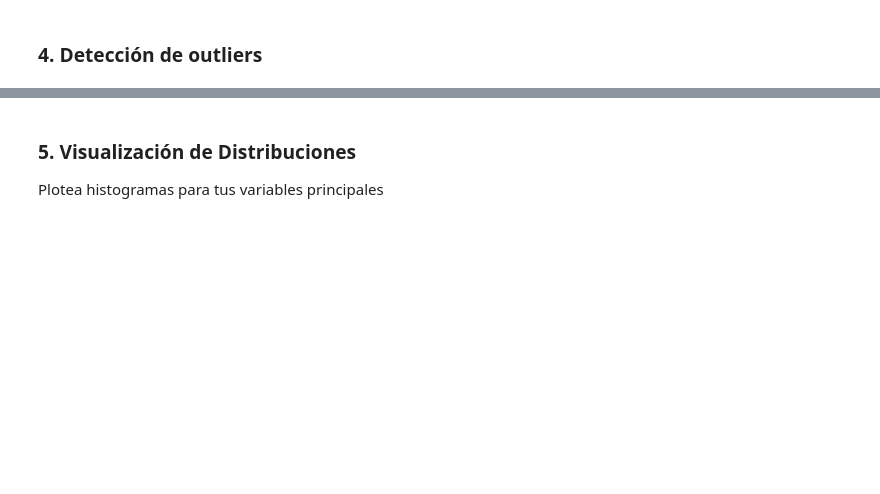
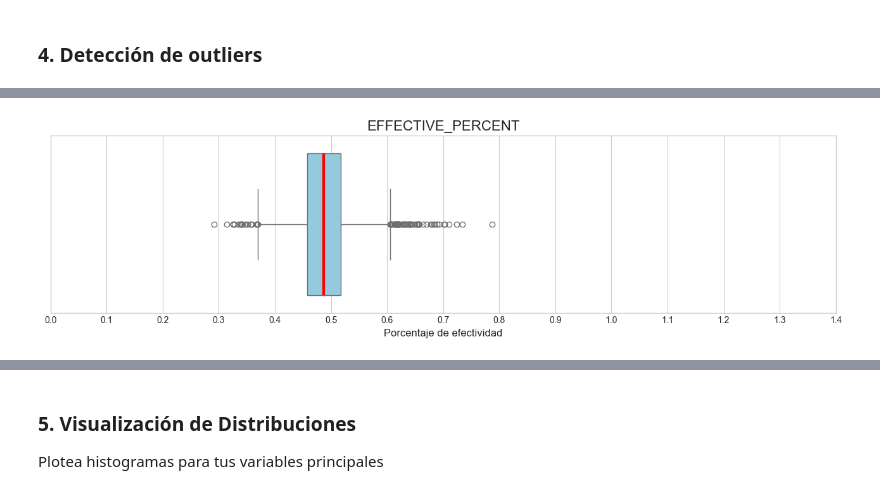
Before and after one commit to jacc1087/Estadistica, a Jupyter notebook: PracticaEstadistica__Contreras_Caño_Jose_Angel.ipynb, the cells around one changed output, grey strips where cells are left out. Cells and saved outputs as stored; diff of their text form; code cells hidden in the pictures; blank space fills up the shorter version.

```diff
--- a/PracticaEstadistica__Contreras_Caño_Jose_Angel.ipynb
+++ b/PracticaEstadistica__Contreras_Caño_Jose_Angel.ipynb
@@ -336,0 +354,15 @@ La caja central contiene la mediana, todo lo que está fuera de los bigotes (1.5
+# %%
+plt.figure(figsize=(16, 8))
+
+# 2. Boxplot para % Efectivo (Abajo)
+plt.subplot(2, 1, 2)
+sns.boxplot(x=important_data['effective_percent'], color='skyblue',
+            medianprops={'color': 'red', 'linewidth': 3, 'linestyle': '-'})
+plt.title('EFFECTIVE_PERCENT', fontsize=16)
+
+# AJUSTE DE ESCALA PARA %: Marcas cada 0.1
+plt.xticks(np.arange(0, 1.5, 0.1))
+plt.xlabel('Porcentaje de efectividad', fontsize=12)
+plt.show()
+# %% [output]
+[figure, added]
```
Also changed, not shown: parts of 43 cells of this notebook.
